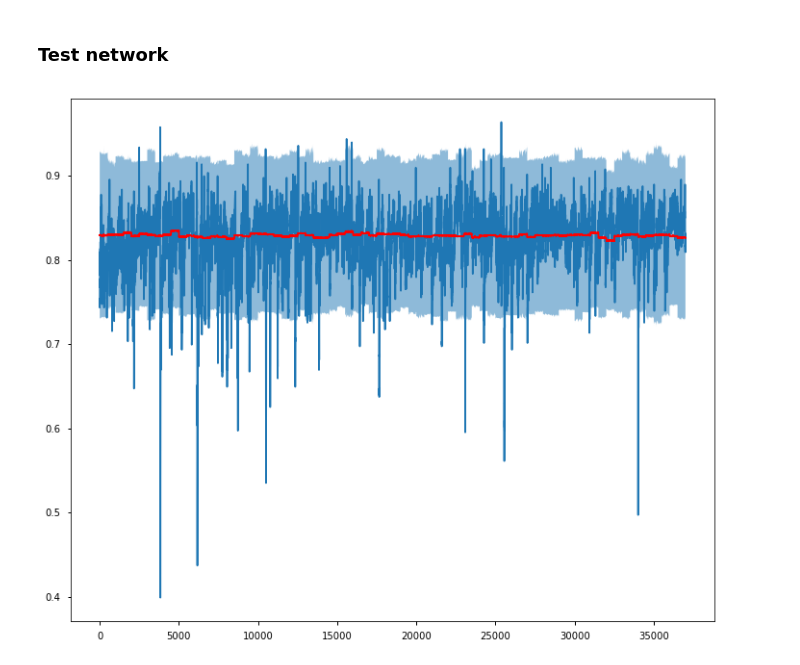
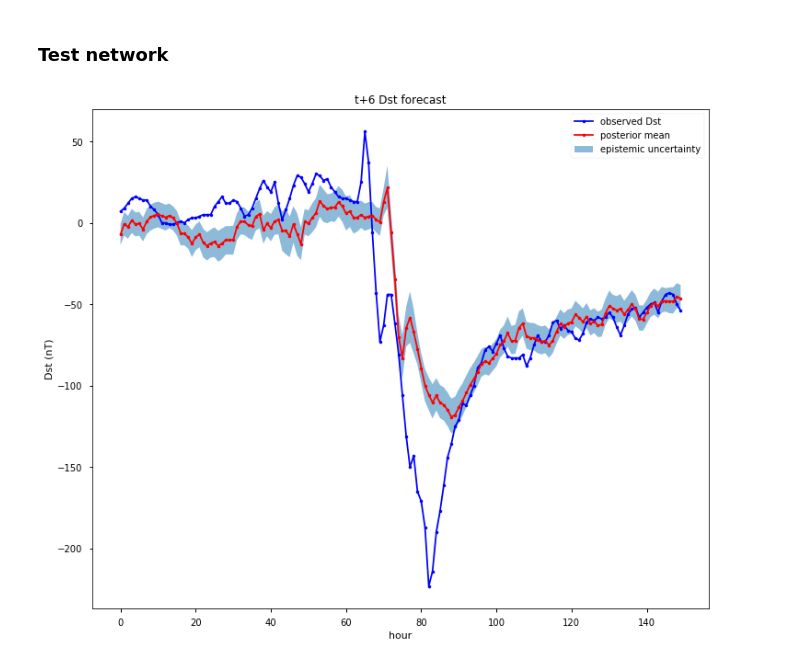
Before and after one commit to sarttiso/spaceweather, a Jupyter notebook: forecasting_multiple_coeff_BNN.ipynb, the cells around one changed output. Saved outputs shown, nothing was run; the diff lists cells and outputs as text; code cells hidden in the pictures.

Commit message:
working implementation of Bayes by Backprop for Dst forecasting

```diff
--- a/forecasting_multiple_coeff_BNN.ipynb
+++ b/forecasting_multiple_coeff_BNN.ipynb
@@ -173,0 +160,6 @@ _________________________________________________________________
+# %%
+model.compile(loss=neg_log_likelihood, \
+              optimizer=tf.keras.optimizers.Adam(lr=0.003), \
+              metrics=['mse'])
+
+model.summary()
@@ -181,7 +188,7 @@ class PeriodicHistory(tf.keras.callbacks.Callback):
 # %%
 model.fit(data_in_train,
           data_out_train,
-          epochs=50,
+          epochs=600,
           verbose=0,
           shuffle=False,
           batch_size=batch_size,
@@ -208,12 +223,5 @@ y_pred_std = np.std(y_preds, axis=1)
-# %%
-plt.figure(figsize=(12,10))
-plt.plot(data_out_test, '+-', label='test data')
-plt.plot(y_pred_mu, 'r-', label='predictive mean')
-plt.fill_between(np.arange(data_out_test.shape[0]),
-                y_pred_mu + 4*y_pred_std,
-                y_pred_mu - 4*y_pred_std,
-                label='epistemic uncertainty',
-                alpha=0.5)
-plt.show()
-# %% [output]
-[figure, removed]
+# %%
+data_out_preds = np.concatenate(data_out_pred_list, axis=1)
+data_out_pred_mu = np.mean(data_out_preds, axis=1).reshape(-1,1)
+data_out_pred_std = np.std(data_out_preds, axis=1).reshape(-1,1)
+data_out_pred_prctile = np.percentile(data_out_preds, [1, 99], axis=1).T
@@ -219,0 +233,32 @@ plt.show()
+# %%
+fac = 30
+
+# scaling
+# transform back to nT
+dst_pred_mu = scaler_output.inverse_transform(data_out_pred_mu)
+
+# dst_pred_ub = scaler_output.inverse_transform(data_out_pred_mu + fac*data_out_pred_std).squeeze()
+# dst_pred_lb = scaler_output.inverse_transform(data_out_pred_mu - fac*data_out_pred_std).squeeze()
+
+dst_pred_ublb = scaler_output.inverse_transform(data_out_pred_prctile)
+dst_true = scaler_output.inverse_transform(data_out_test)
+# %%
+idx = np.zeros(data_out_test.shape[0], dtype=bool)
+idx[4750:4900] = True
+
+plt.figure(figsize=(12,10))
+plt.plot(dst_true[idx], 'b.-', label='observed Dst')
+plt.plot(dst_pred_mu[idx], 'r.-', label='posterior mean')
+plt.fill_between(np.arange(np.sum(idx)),
+                dst_pred_ublb[idx,0],
+                dst_pred_ublb[idx,1],
+                label='epistemic uncertainty',
+                alpha=0.5)
+plt.legend()
+plt.xlabel('hour')
+plt.ylabel('Dst (nT)')
+plt.title('t+6 Dst forecast')
+#plt.savefig('figures/demo1.pdf')
+plt.show()
+# %% [output]
+[figure, added]
```
Also changed, not shown: parts of 13 cells of this notebook, 1 other file.
